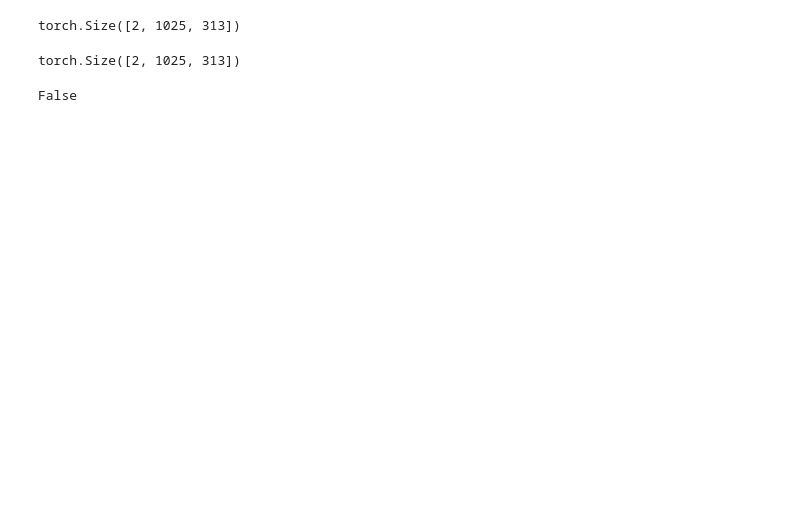
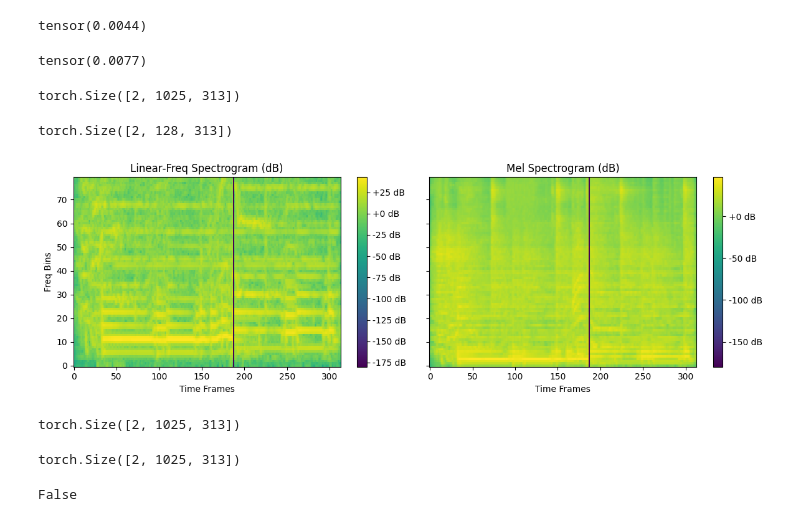
Before and after one commit to Nirab123456/music-style-trans, a Jupyter notebook: sp-m18.ipynb, the cells around one changed output. Drawn from its saved outputs; the diff is of its cells as text; code cells hidden in the pictures; blank space fills up the shorter version.

Commit message:
mel-spec : mor noice more loss faster convergence

```diff
--- a/sp-m18.ipynb
+++ b/sp-m18.ipynb
@@ -73,3 +78,81 @@ spec = sample_multi['mixture'][0]  # select first sample and first channel
+# %%
+spec[0][0][0]
+# %% [output]
+tensor(0.0044)
+# %%
+melscale_spectrogram[0][0][0]
+# %% [output]
+tensor(0.0077)
+# %%
+spec.shape
+# %% [output]
+torch.Size([2, 1025, 313])
+# %%
+melscale_spectrogram.shape
+# %% [output]
+torch.Size([2, 128, 313])
+# %%
+import matplotlib.pyplot as plt
+import torch
+import torchaudio
+
+# Assume `spec` is your magnitude spectrogram for one example:
+# shape: (freq_bins, time_steps)
+# If you have a multi‐channel tensor, pick one channel:
+# e.g. spec = sample_multi['mixture'][0,0]  # first batch, first channel
+
+# Convert to decibels (optional but often clearer)
+# sample_multi['mixture'] has shape (batch, channels, freq, time)
+# pick batch 0, channel 0 → shape (freq, time)
+spec = sample_multi['mixture'][0, 0]
+
+# If you’d rather average across both channels:
+# spec = sample_multi['mixture'][0].mean(dim=0)
+
+# Convert to decibels
+spec_db = 20 * torch.log10(spec + 1e-9)
+
+# Mel‐warped version (input must be (freq, time) or (..., freq, time))
+n_fft = 2048
+n_stft = n_fft // 2 + 1
+melscale = torchaudio.transforms.MelScale(
+    n_mels=80,
+    sample_rate=16000,
+    n_stft=n_stft
+)
+mel_spec = melscale(spec)            # → shape (80, time)
+mel_spec_db = 20 * torch.log10(mel_spec + 1e-9)
+
+# Now plot side by side
+import matplotlib.pyplot as plt
+fig, (ax1, ax2) = plt.subplots(1, 2, figsize=(12, 4), sharey=True)
+
+im1 = ax1.imshow(
+    spec_db.cpu(),
+    aspect='auto',
+    origin='lower',
+    interpolation='none'
+)
+ax1.set_title("Linear‑Freq Spectrogram (dB)")
+ax1.set_xlabel("Time Frames")
+ax1.set_ylabel("Freq Bins")
+fig.colorbar(im1, ax=ax1, format='%+2.0f dB')
+
+im2 = ax2.imshow(
+    mel_spec_db.cpu(),
+    aspect='auto',
+    origin='lower',
+    interpolation='none'
+)
+ax2.set_title("Mel Spectrogram (dB)")
+ax2.set_xlabel("Time Frames")
+# share y with ax1, so no new ylabel
+fig.colorbar(im2, ax=ax2, format='%+2.0f dB')
+
+plt.tight_layout()
+plt.show()
+# %% [output]
+[figure, added]
 # %%
 spec.shape
 # %% [output]
```
Also changed, not shown: parts of 2 cells of this notebook, 4 other files.
